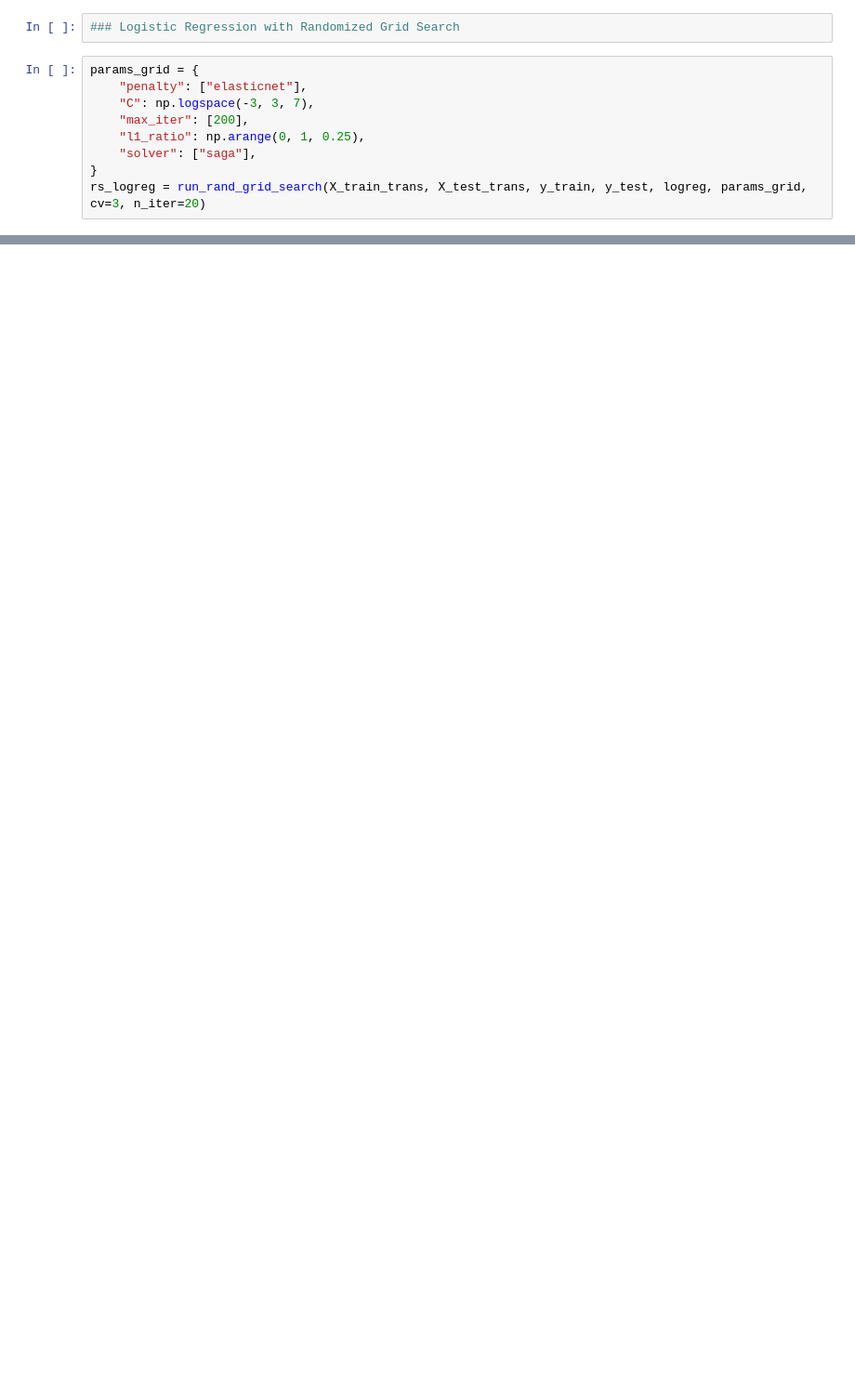
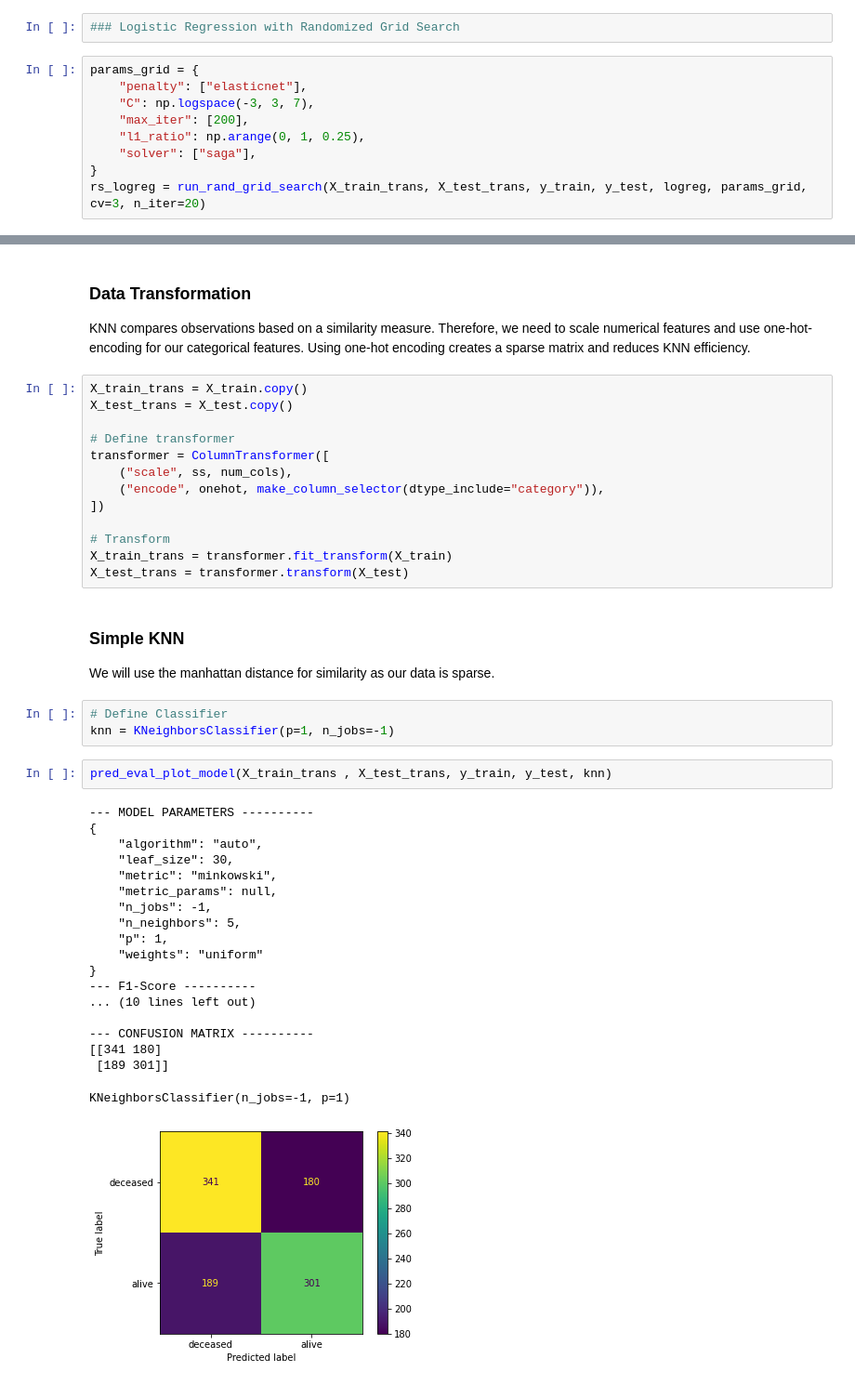
Before and after one commit to EnHaHB/Capstone, a Jupyter notebook: 04_capstone_model_14.ipynb, the cells around one changed output, grey strips where cells are left out. Shown at 93% size. Cells and saved outputs as stored; diff of their text form; blank space fills up the shorter version.

```diff
--- a/04_capstone_model_14.ipynb
+++ b/04_capstone_model_14.ipynb
@@ -417,0 +441,46 @@ rs_logreg = run_rand_grid_search(X_train_trans, X_test_trans, y_train, y_test, l
+# %% [markdown]
+### Data Transformation
+
+KNN compares observations based on a similarity measure. Therefore, we need to scale numerical features and use one-hot-encoding for our categorical features. Using one-hot encoding creates a sparse matrix and reduces KNN efficiency.
+# %%
+X_train_trans = X_train.copy()
+X_test_trans = X_test.copy()
+
+# Define transformer
+transformer = ColumnTransformer([
+    ("scale", ss, num_cols),
+    ("encode", onehot, make_column_selector(dtype_include="category")),
+])
+
+# Transform
+X_train_trans = transformer.fit_transform(X_train)
+X_test_trans = transformer.transform(X_test)
+# %% [markdown]
+### Simple KNN
+
+We will use the manhattan distance for similarity as our data is sparse.
+# %%
+# Define Classifier
+knn = KNeighborsClassifier(p=1, n_jobs=-1)
+# %%
+pred_eval_plot_model(X_train_trans , X_test_trans, y_train, y_test, knn)
+# %% [output]
+--- MODEL PARAMETERS ----------
+{
+    "algorithm": "auto",
+    "leaf_size": 30,
+    "metric": "minkowski",
+    "metric_params": null,
+    "n_jobs": -1,
+    "n_neighbors": 5,
+    "p": 1,
+    "weights": "uniform"
+}
+--- F1-Score ----------
+... (10 lines left out)
+
+--- CONFUSION MATRIX ----------
+[[341 180]
+ [189 301]]
+KNeighborsClassifier(n_jobs=-1, p=1)
+[figure, added]
```
Also changed, not shown: parts of 42 cells of this notebook, 3 other files.
